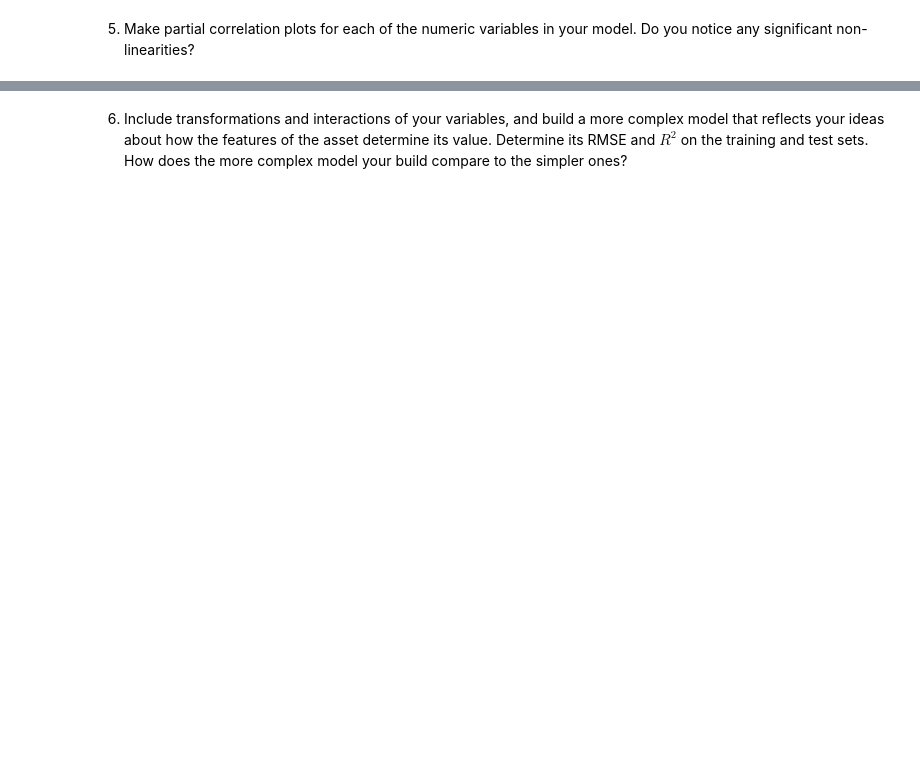
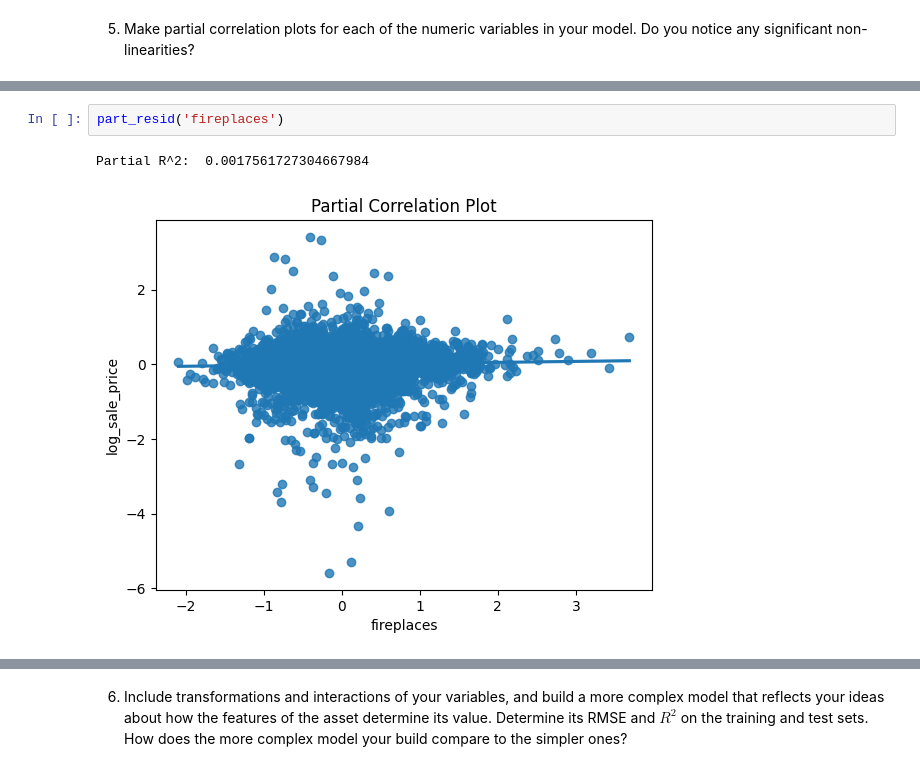
Before and after one commit to gsaunders5761/linearModels, a Jupyter notebook: lab/lab_notebook_applied.ipynb, the cells around one changed output, grey strips where cells are left out. Drawn from its saved outputs; the diff is of its cells as text; blank space fills up the shorter version.

```diff
--- a/lab/lab_notebook_applied.ipynb
+++ b/lab/lab_notebook_applied.ipynb
@@ -313,0 +557,5 @@ X.head()
+# %%
+part_resid('fireplaces')
+# %% [output]
+Partial R^2:  0.0017561727304667984
+[figure, added]
```
Also changed, not shown: parts of 38 cells of this notebook.
